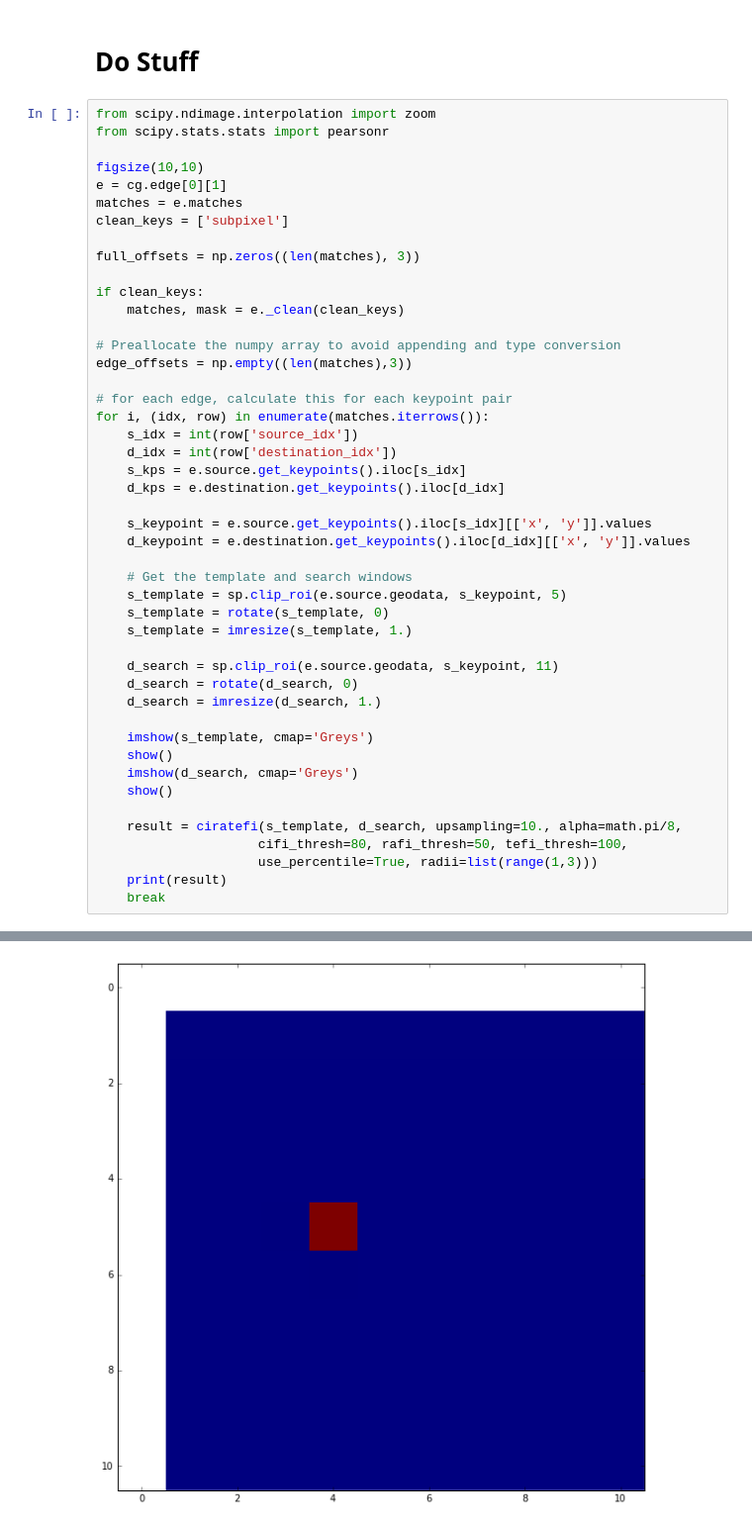
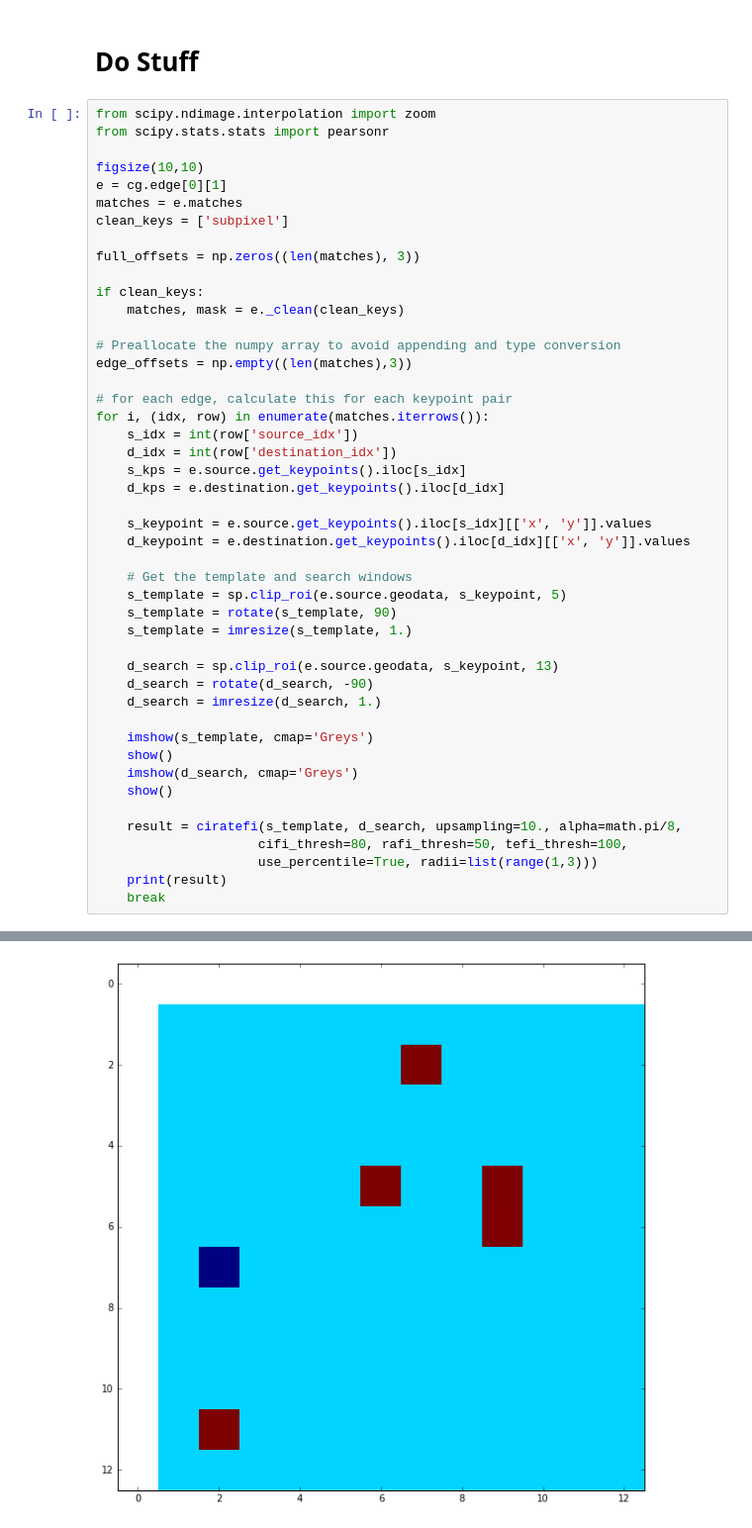
Before and after one commit to tisaconundrum2/autocnet, a Jupyter notebook: notebooks/Ciratefi.ipynb, the cells around one changed output, grey strips where cells are left out. Shown at 99% size. Drawn from its saved outputs; the diff is of its cells as text.

```diff
--- a/notebooks/Ciratefi.ipynb
+++ b/notebooks/Ciratefi.ipynb
@@ -703,11 +703,11 @@ for i, (idx, row) in enumerate(matches.iterrows()):
 
     # Get the template and search windows
     s_template = sp.clip_roi(e.source.geodata, s_keypoint, 5)
-    s_template = rotate(s_template, 0)
+    s_template = rotate(s_template, 90)
     s_template = imresize(s_template, 1.)
 
-    d_search = sp.clip_roi(e.source.geodata, s_keypoint, 11)
-    d_search = rotate(d_search, 0)
+    d_search = sp.clip_roi(e.source.geodata, s_keypoint, 13)
+    d_search = rotate(d_search, -90)
     d_search = imresize(d_search, 1.)
 
     imshow(s_template, cmap='Greys')
@@ -726 +726 @@ for i, (idx, row) in enumerate(matches.iterrows()):
-[figure, old version]
+[figure, new version]
```
Also changed, not shown: parts of 2 cells of this notebook, 4 other files.
